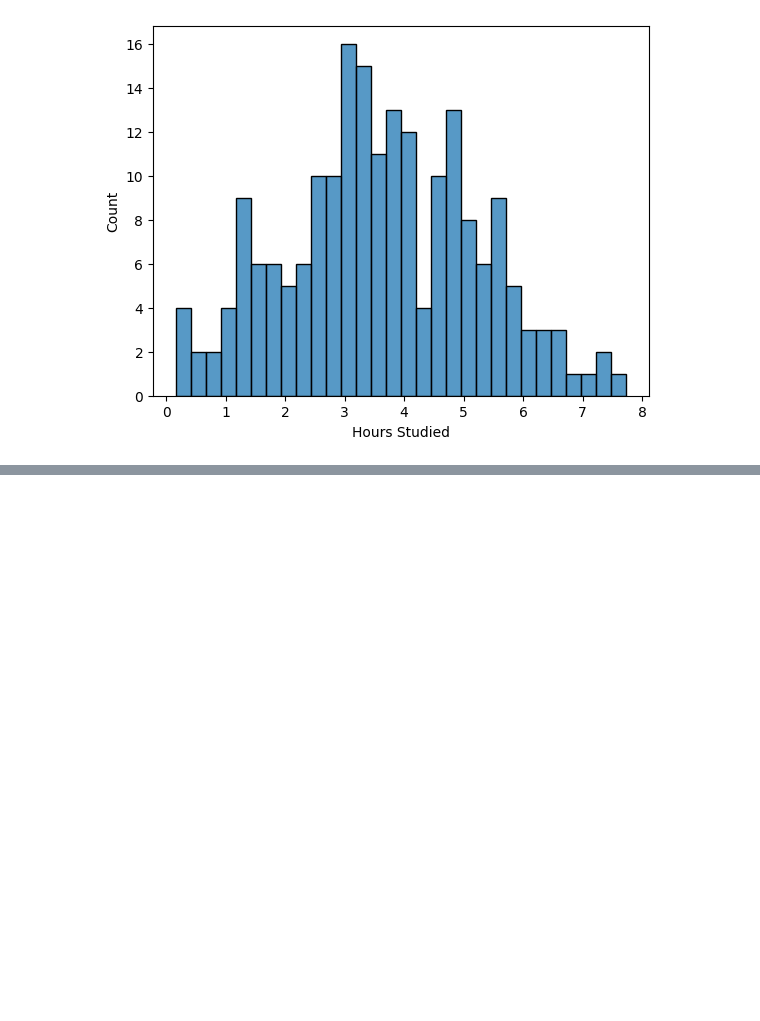
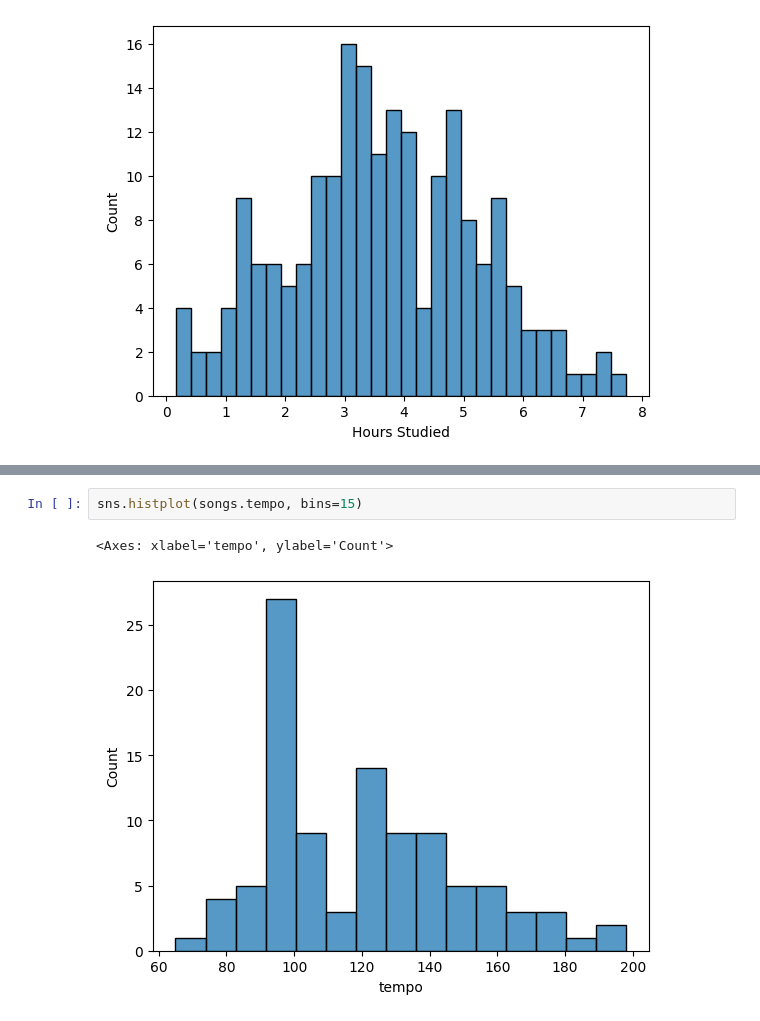
Before and after one commit to souparnabose99/data-science-360, a Jupyter notebook: exploratory-data-analysis/General/Code/data-exploration-and-visualization/data-visualization-2.ipynb, the cells around one changed output, grey strips where cells are left out. Cells and saved outputs as stored; diff of their text form; blank space fills up the shorter version.

```diff
--- a/exploratory-data-analysis/General/Code/data-exploration-and-visualization/data-visualization-2.ipynb
+++ b/exploratory-data-analysis/General/Code/data-exploration-and-visualization/data-visualization-2.ipynb
@@ -67,0 +82,5 @@ songs.head()
+# %%
+sns.histplot(songs.tempo, bins=15)
+# %% [output]
+<Axes: xlabel='tempo', ylabel='Count'>
+[figure, added]
```
Also changed, not shown: parts of 5 cells of this notebook.
